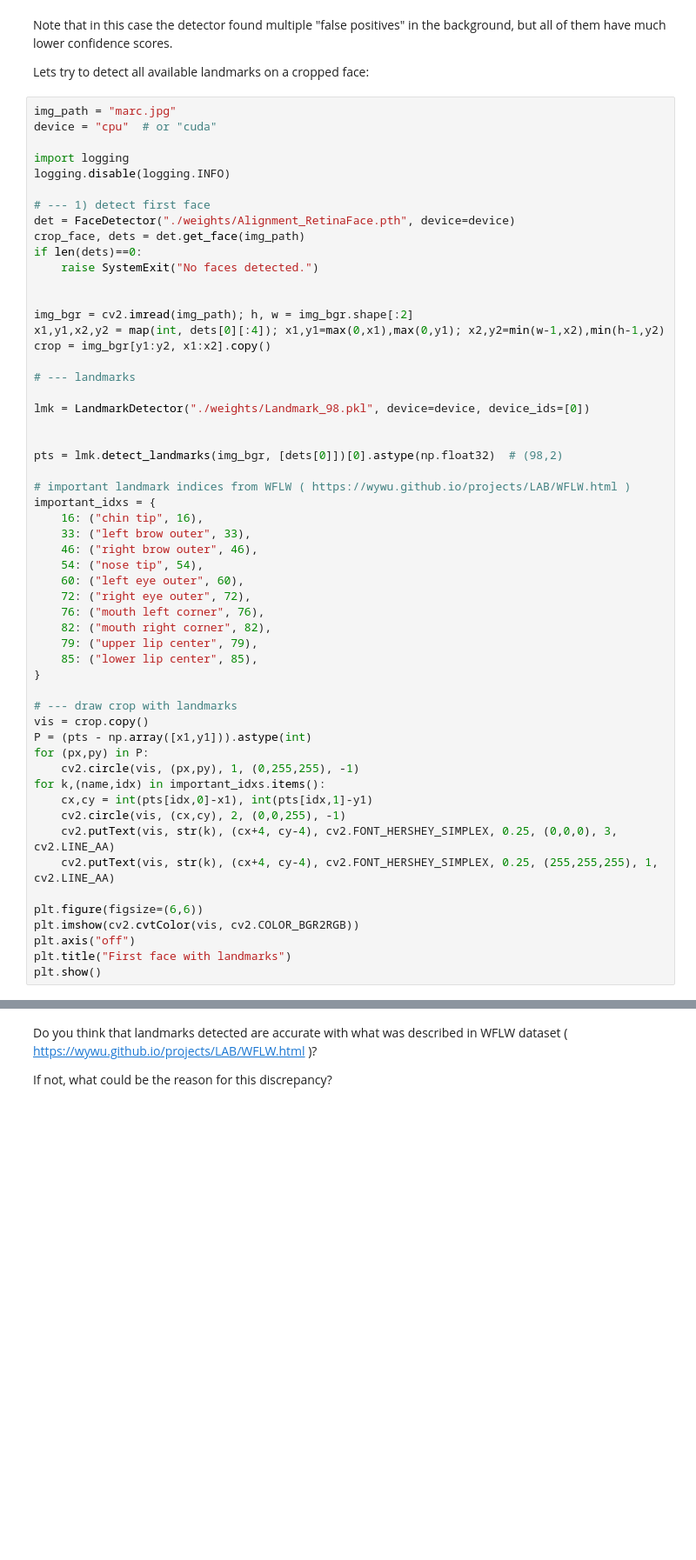
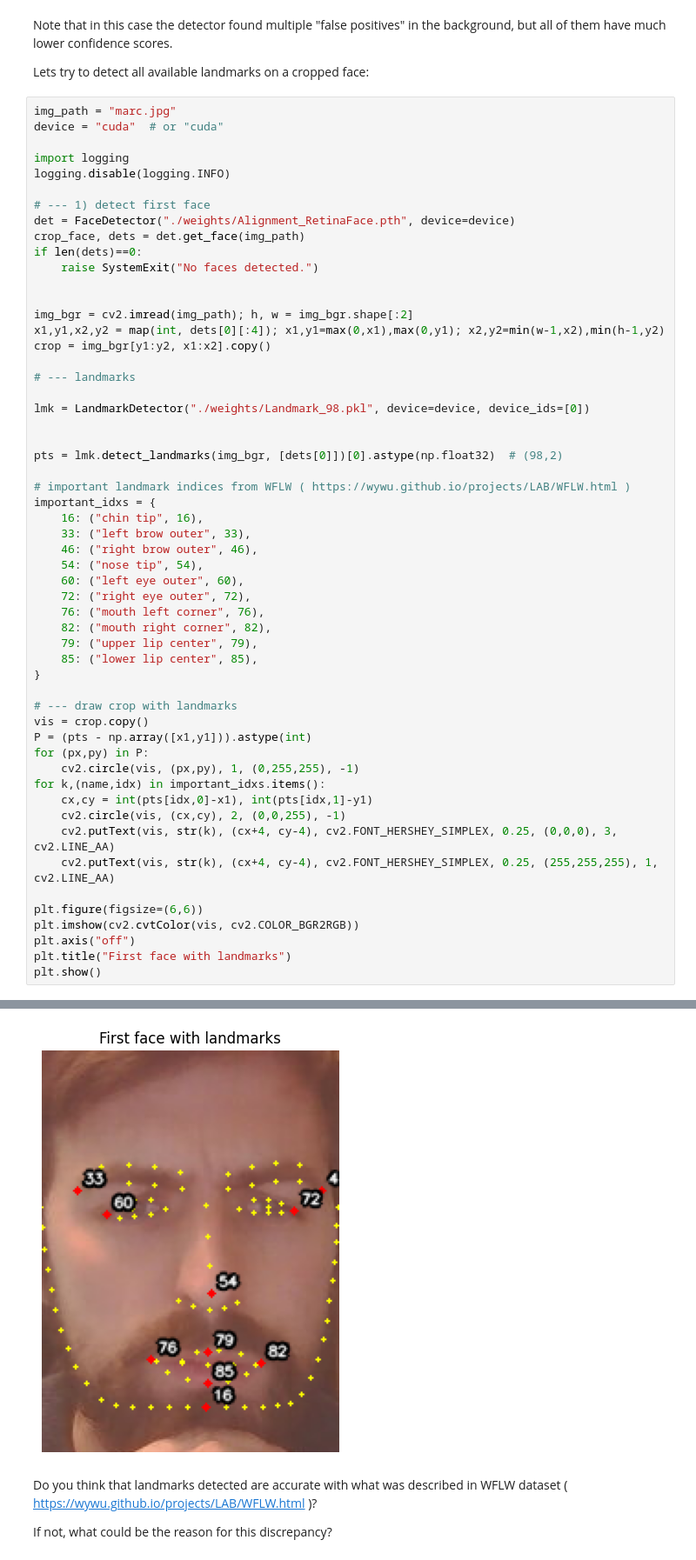
Before and after one commit to daanbrugmans/uu-intelligent-interactive-systems-25-26, a Jupyter notebook: assignments/lab_1/lab1_notebook.ipynb, the cells around one changed output, grey strips where cells are left out. Shown at 87% size. Cells and saved outputs as stored; diff of their text form; blank space fills up the shorter version.

```diff
--- a/assignments/lab_1/lab1_notebook.ipynb
+++ b/assignments/lab_1/lab1_notebook.ipynb
@@ -574,7 +663,7 @@ Note that in this case the detector found multiple "false positives" in the back
 Lets try to detect all available landmarks on a cropped face:
 # %%
 img_path = "marc.jpg"
-device = "cpu"  # or "cuda"
+device = "cuda"  # or "cuda"
 
 import logging
 logging.disable(logging.INFO)
@@ -627,3 +716,4 @@ plt.imshow(cv2.cvtColor(vis, cv2.COLOR_BGR2RGB))
 plt.axis("off")
 plt.title("First face with landmarks")
 plt.show()
+# %% [output]
@@ -630,3 +727,4 @@ plt.show()
+[figure, added]
 # %% [markdown]
 Do you think that landmarks detected are accurate with what was described in WFLW dataset ( https://wywu.github.io/projects/LAB/WFLW.html )?
 
```
Also changed, not shown: parts of 25 cells of this notebook.
